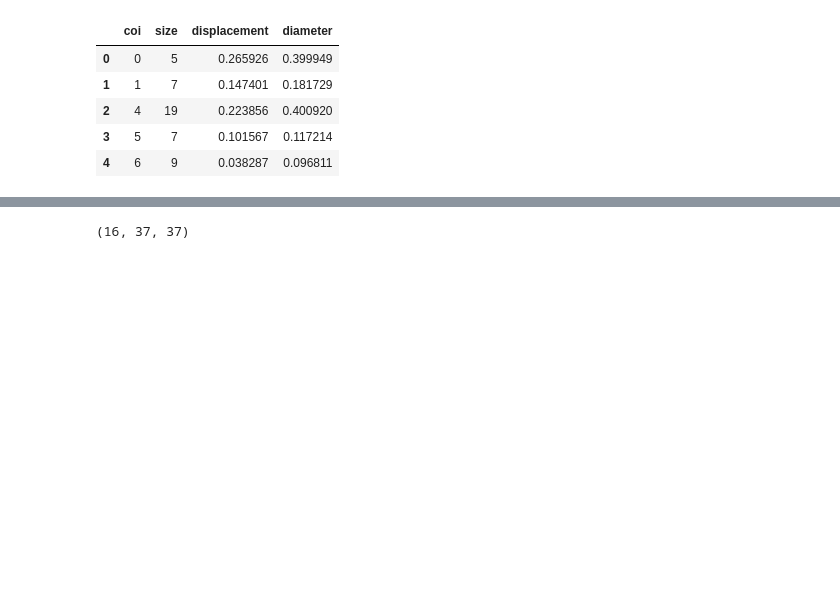
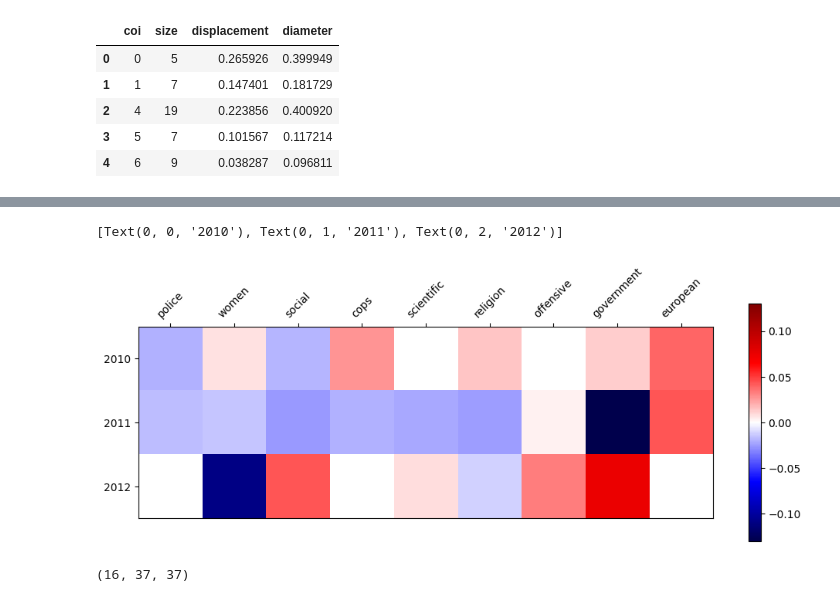
Before and after one commit to stmorse/dtm, a Jupyter notebook: notebooks/viz.ipynb, the cells around one changed output, grey strips where cells are left out. Cells and saved outputs as stored; diff of their text form; code cells hidden in the pictures; blank space fills up the shorter version.

```diff
--- a/notebooks/viz.ipynb
+++ b/notebooks/viz.ipynb
@@ -313,3 +401,18 @@ res2.sort_values(by='displacement', ascending=True).head(20)
+# %%
+tidx = np.array([61, 83, 91, 102, 141, 146, 162, 185, 193,])
+
+fig, ax = plt.subplots(1,1, figsize=(12,4))
+cb = ax.imshow(change[4:7,tidx], cmap='seismic', interpolation='none', vmin=-0.13, vmax=0.13)
+
+fig.colorbar(cb)
+ax.set_xticks(range(len(tidx)))
+ax.set_xticklabels([group_keywords[coi] for coi in labels_trim[tidx]], rotation=45)
+ax.xaxis.set_ticks_position('top')
+ax.set_yticks([0,1, 2])
+ax.set_yticklabels([2010, 2011, 2012])
+# %% [output]
+[Text(0, 0, '2010'), Text(0, 1, '2011'), Text(0, 2, '2012')]
+[figure, added]
 # %%
 labs, cnts = np.unique(hdbs.labels_, return_counts=True)
 labels_trim = [i for i, c in zip(labs, cnts) if i != -1 and c >= 20]
```
Also changed, not shown: parts of 24 cells of this notebook, 3 other files.
